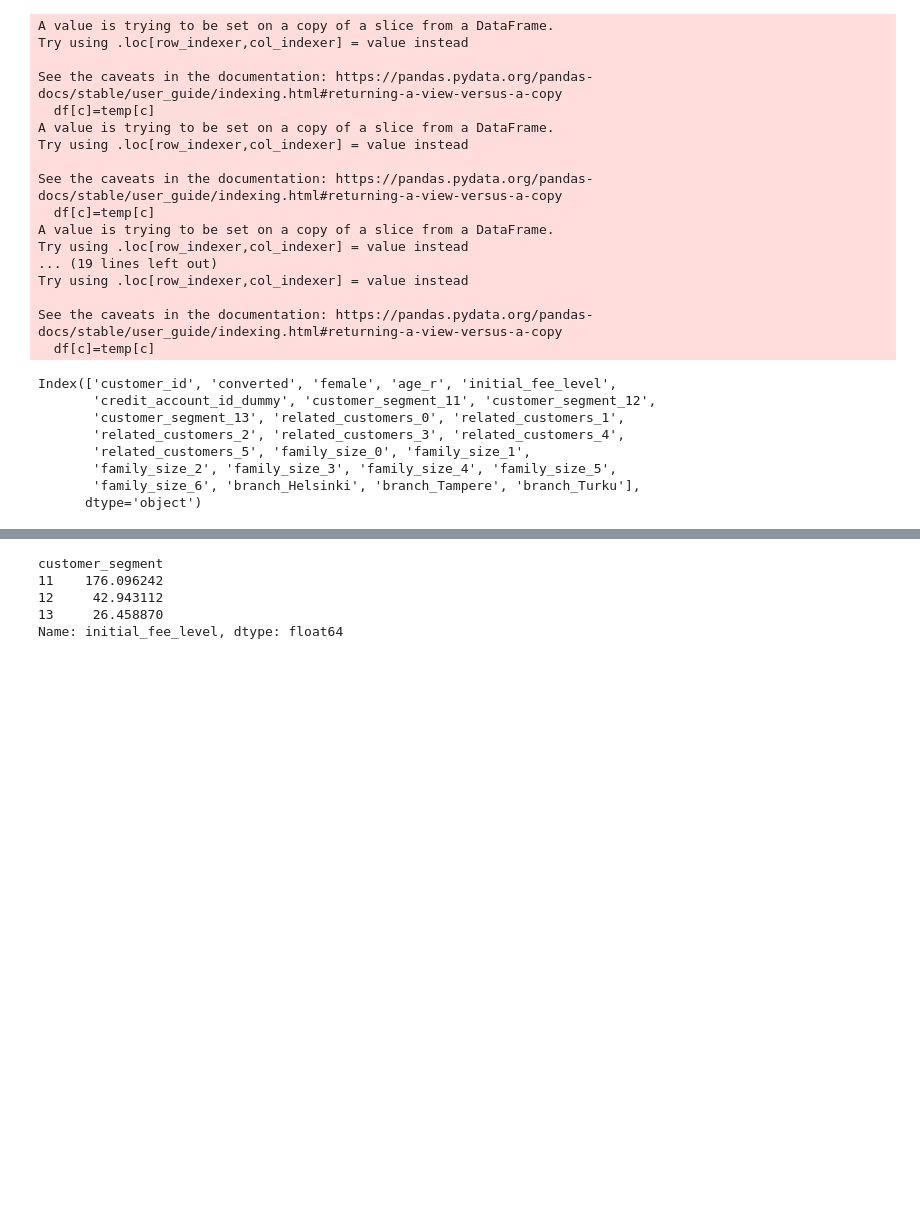
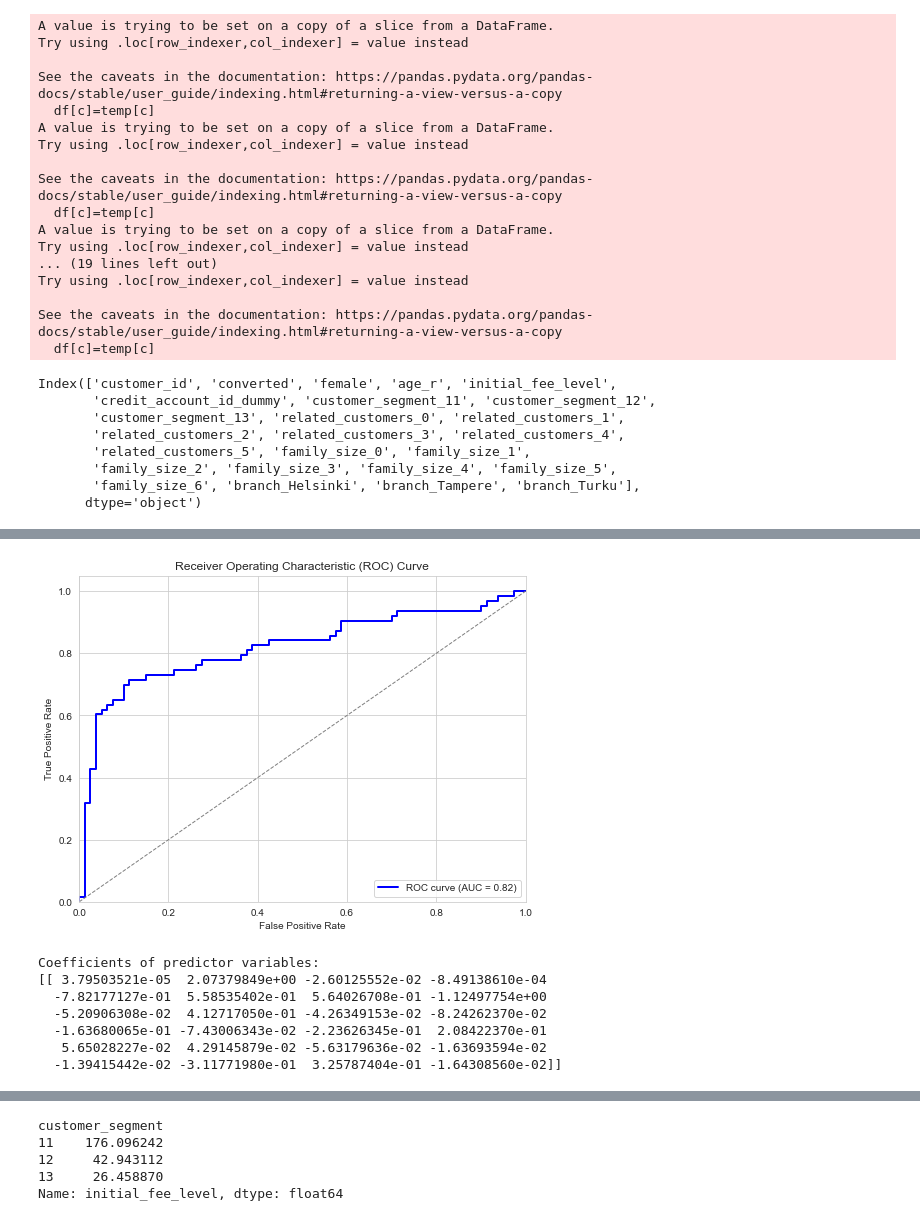
Before and after one commit to Nime90/Lenus, a Jupyter notebook: Lenus_converted.ipynb, the cells around one changed output, grey strips where cells are left out. Drawn from its saved outputs; the diff is of its cells as text; code cells hidden in the pictures; blank space fills up the shorter version.

```diff
--- a/Lenus_converted.ipynb
+++ b/Lenus_converted.ipynb
@@ -423,0 +438,54 @@ Index(['customer_id', 'converted', 'female', 'age_r', 'initial_fee_level',
+# %%
+#checkgin assumption for the linear relationship between the predictor variables and the log-odds of the response variable
+import numpy as np
+import pandas as pd
+import matplotlib.pyplot as plt
+from sklearn.linear_model import LogisticRegression
+from sklearn.model_selection import train_test_split
+from sklearn.preprocessing import PolynomialFeatures
+from sklearn.metrics import roc_curve, auc
+
+# Split data into predictor variables (X) and output variable (y)
+X = df.drop('converted', axis=1)
+y = df['converted']
+
+# Split data into training and testing sets
+X_train, X_test, y_train, y_test = train_test_split(X, y, test_size=0.2, random_state=42)
+
+# Fit logistic regression model
+logreg = LogisticRegression()
+logreg.fit(X_train, y_train)
+
+# Predict probabilities for the test set
+y_prob = logreg.predict_proba(X_test)[:, 1]
+
+# Compute false positive rate (FPR) and true positive rate (TPR) for ROC curve
+fpr, tpr, thresholds = roc_curve(y_test, y_prob)
+
+# Compute Area Under the Curve (AUC) for ROC curve
+roc_auc = auc(fpr, tpr)
+
+# Plot ROC curve
+plt.figure(figsize=(8, 6))
+plt.plot(fpr, tpr, color='blue', lw=2, label='ROC curve (AUC = %0.2f)' % roc_auc)
+plt.plot([0, 1], [0, 1], color='gray', lw=1, linestyle='--')
+plt.xlim([0.0, 1.0])
+plt.ylim([0.0, 1.05])
+plt.xlabel('False Positive Rate')
+plt.ylabel('True Positive Rate')
+plt.title('Receiver Operating Characteristic (ROC) Curve')
+plt.legend(loc='lower right')
+plt.show()
+
+# Check coefficients for linearity
+print("Coefficients of predictor variables:")
+print(logreg.coef_)
+# %% [output]
+[figure, added]
+Coefficients of predictor variables:
+[[ 3.79503521e-05  2.07379849e+00 -2.60125552e-02 -8.49138610e-04
+  -7.82177127e-01  5.58535402e-01  5.64026708e-01 -1.12497754e+00
+  -5.20906308e-02  4.12717050e-01 -4.26349153e-02 -8.24262370e-02
+  -1.63680065e-01 -7.43006343e-02 -2.23626345e-01  2.08422370e-01
+   5.65028227e-02  4.29145879e-02 -5.63179636e-02 -1.63693594e-02
+  -1.39415442e-02 -3.11771980e-01  3.25787404e-01 -1.64308560e-02]]
```
Also changed, not shown: parts of 12 cells of this notebook, 3 other files.
